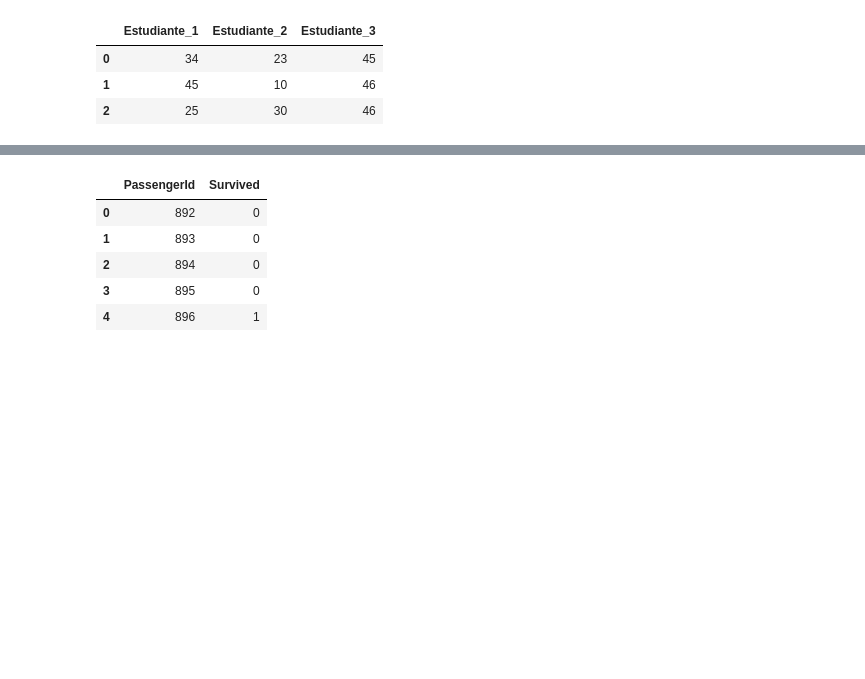
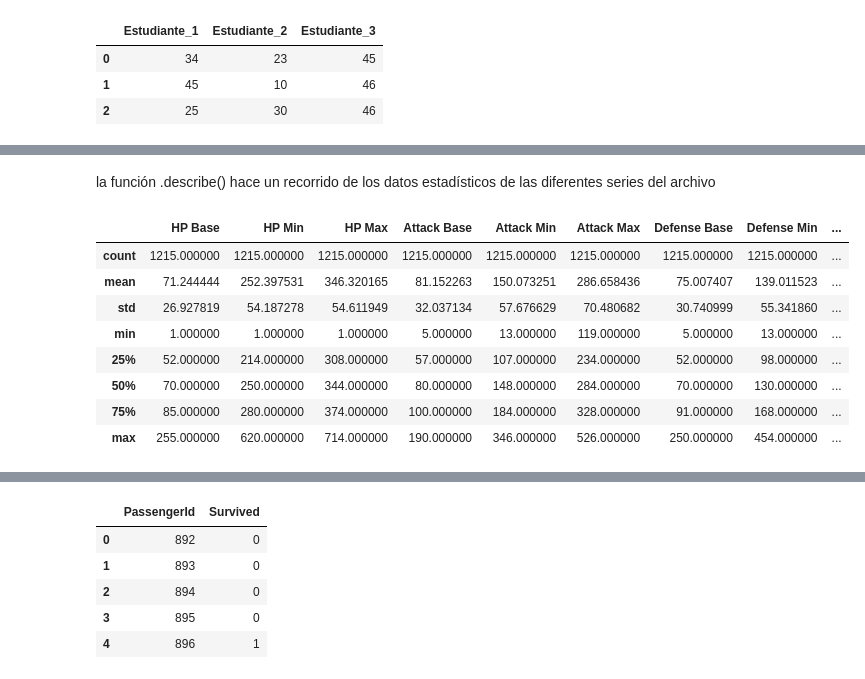
Before and after one commit to Duvs11/CsvFile, a Jupyter notebook: Pandas_Clase2.ipynb, the cells around one changed output, grey strips where cells are left out. Saved outputs shown, nothing was run; the diff lists cells and outputs as text; code cells hidden in the pictures; blank space fills up the shorter version.

```diff
--- a/Pandas_Clase2.ipynb
+++ b/Pandas_Clase2.ipynb
@@ -28,3 +28,7 @@ miCsv.head()
 | 0 | 34 | 23 | 45 |
 | 1 | 45 | 10 | 46 |
 | 2 | 25 | 30 | 46 |
+# %%
+miPoke=pd.read_csv("/content/pokemonDB_dataset.csv")
+miPoke.shape
+miPoke.head()
@@ -30,0 +43,14 @@ miCsv.head()
+# %% [markdown]
+la función .describe() hace un recorrido de los datos estadísticos de las diferentes series del archivo
+# %%
+miPoke.describe()
+# %% [output]
+|  | HP Base | HP Min | HP Max | Attack Base | Attack Min | Attack Max | Defense Base | Defense Min | ... |
+| count | 1215.000000 | 1215.000000 | 1215.000000 | 1215.000000 | 1215.000000 | 1215.000000 | 1215.000000 | 1215.000000 | ... |
+| mean | 71.244444 | 252.397531 | 346.320165 | 81.152263 | 150.073251 | 286.658436 | 75.007407 | 139.011523 | ... |
+| std | 26.927819 | 54.187278 | 54.611949 | 32.037134 | 57.676629 | 70.480682 | 30.740999 | 55.341860 | ... |
+| min | 1.000000 | 1.000000 | 1.000000 | 5.000000 | 13.000000 | 119.000000 | 5.000000 | 13.000000 | ... |
+| 25% | 52.000000 | 214.000000 | 308.000000 | 57.000000 | 107.000000 | 234.000000 | 52.000000 | 98.000000 | ... |
+| 50% | 70.000000 | 250.000000 | 344.000000 | 80.000000 | 148.000000 | 284.000000 | 70.000000 | 130.000000 | ... |
+| 75% | 85.000000 | 280.000000 | 374.000000 | 100.000000 | 184.000000 | 328.000000 | 91.000000 | 168.000000 | ... |
+| max | 255.000000 | 620.000000 | 714.000000 | 190.000000 | 346.000000 | 526.000000 | 250.000000 | 454.000000 | ... |
```
Also changed, not shown: parts of 10 cells of this notebook.
